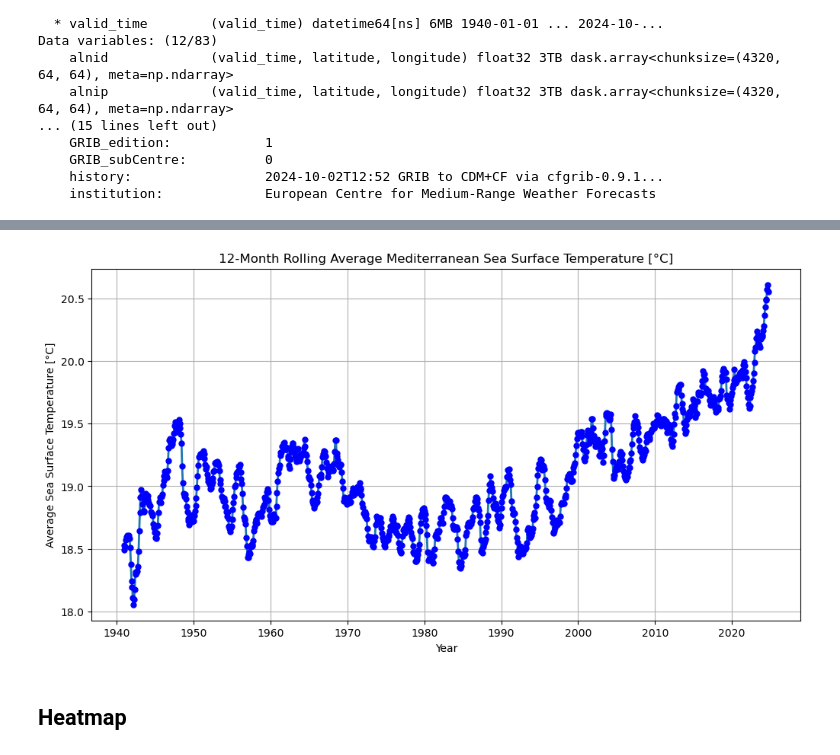
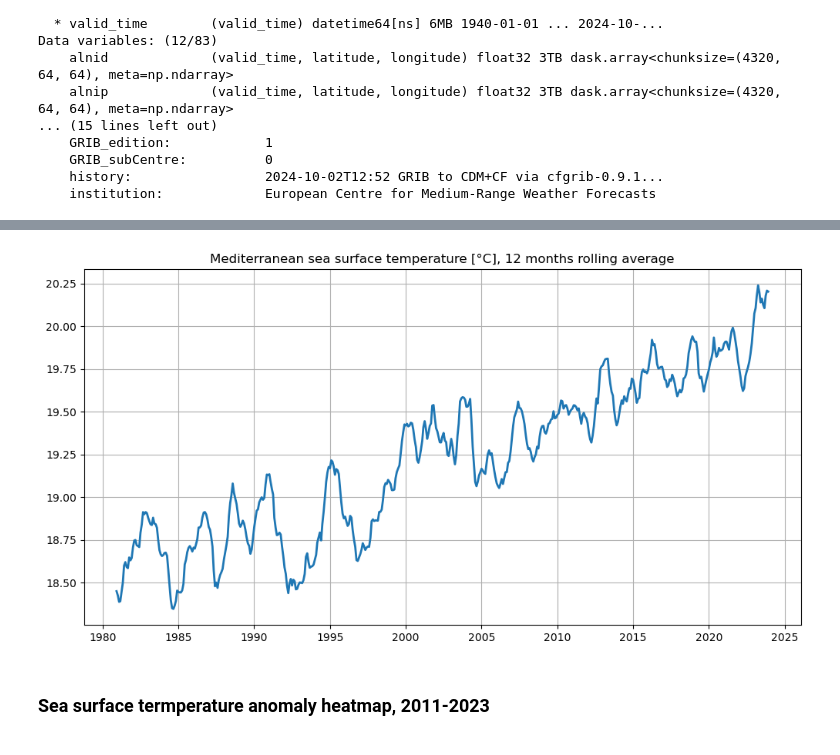
Before and after one commit to bopen/edh-notebooks, a Jupyter notebook: tutorial-mediterranean_sea.ipynb, the cells around one changed output, grey strips where cells are left out. Saved outputs shown, nothing was run; the diff lists cells and outputs as text; code cells hidden in the pictures.

```diff
--- a/tutorial-mediterranean_sea.ipynb
+++ b/tutorial-mediterranean_sea.ipynb
@@ -61,11 +50,12 @@ The longitude of the dataset is set from 0 to 360 degrees, thus we roll longitud
 # %%
 xr.set_options(keep_attrs=True)
 
-sst = ds.sst
+sst = ds.sst - 273.15 # also convert to °C
+sst.attrs["units"] = "°C"
 
-sst_tmp = sst.assign_coords(longitude=(((ds.longitude + 180) % 360) - 180))
-sst_adj = sst_tmp.roll(longitude=int(len(ds.longitude) / 2)-1, roll_coords=True)
-sst_adj
+sst = sst.assign_coords(longitude=(((ds.longitude + 180) % 360) - 180))
+sst = sst.roll(longitude=int(len(ds.longitude) / 2)-1, roll_coords=True)
+sst
 # %% [output]
 <xarray.DataArray 'sst' (valid_time: 743664, latitude: 721, longitude: 1440)> Size: 3TB dask.array<rechunk-merge, shape=(743664, 721, 1440), dtype=float32, chunksize=(4320, 64, 64), chunktype=numpy.nd ...
 xarray.DataArray
@@ -97,6 +89,8 @@ Next, we perform a geographical selection corresponding to the area of our inter
 # %%
-#SPACE SELECTION
+%%time
 
-sst_data = sst_adj.sel(latitude=slice(lat_max, lat_min), longitude=slice(lon_min, lon_max))
-sst_data
+sst_selection = sst.sel(latitude=slice(lat_max, lat_min), longitude=slice(lon_min, lon_max), valid_time = slice("1980", "2023"))
+
+sst_selection_computed = sst_selection.compute()
+sst_selection_computed
 # %% [output]
@@ -130,14 +118,5 @@ K
 # %%
-#12 months rolling avegare with point on the last one
+sst_monthly_mean = sst_selection_computed.resample(valid_time="1MS").mean()
 
-import pandas as pd
-data = sst_data.assign_coords(valid_time=("valid_time", pd.to_datetime(sst_data['valid_time'])))
-
-monthly_data = data.resample(valid_time="1MS").mean()  # Resample to monthly means
-
-# The rolling window should consider the previous 12 months
-monthly_rolling1 = monthly_data.mean(dim=["latitude", "longitude"])
-monthly_rolling = monthly_rolling1.rolling(valid_time=12, center=False).mean()
-monthly_rolling = monthly_rolling-273.15
-
-monthly_rolling = monthly_rolling.compute()
+sst_monthly_mean_rolling_average = sst_monthly_mean.mean(dim=["latitude", "longitude"]).rolling(valid_time=12, center=False).mean()
+sst_monthly_mean_rolling_average
@@ -144,21 +141,19 @@ monthly_rolling = monthly_rolling.compute()
 # %%
-#plot the rolling average
+# Plot the rolling average
 
 import matplotlib.pyplot as plt
 
-
 plt.figure(figsize=(12, 6))
 
-monthly_rolling.plot(label="12-month Rolling Average", linestyle='-', linewidth=2)
-plt.plot(monthly_rolling['valid_time'], monthly_rolling.values, 'o', markersize=5, color='blue')
+sst_monthly_mean_rolling_average.plot(linestyle='-', linewidth=2)
 
-plt.title("12-Month Rolling Average Mediterranean Sea Surface Temperature [°C]")
-plt.xlabel("Year")
-plt.ylabel("Average Sea Surface Temperature [°C]")
+plt.title("Mediterranean sea surface temperature [°C], 12 months rolling average")
+plt.xlabel("")
+plt.ylabel("")
 plt.grid(True)
 
 plt.show()
 # %% [output]
-[figure, old version]
+[figure, new version]
 # %% [markdown]
-## Heatmap
+### Sea surface termperature anomaly heatmap, 2011-2023
```
Also changed, not shown: parts of 23 cells of this notebook.
